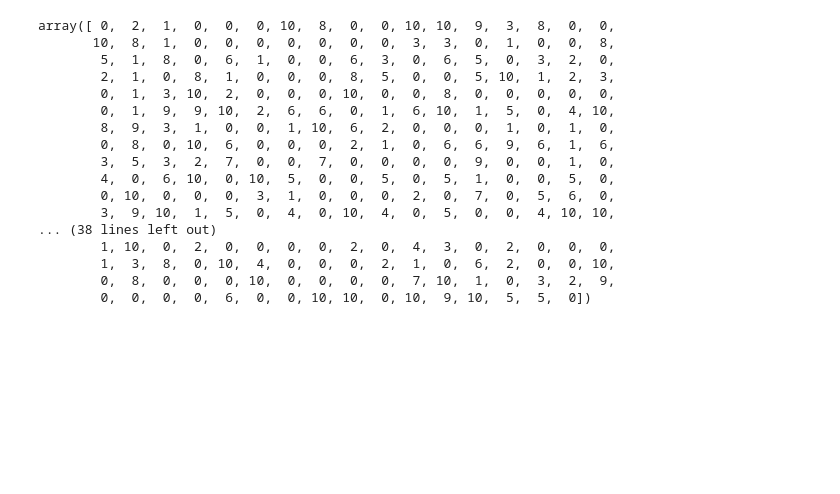
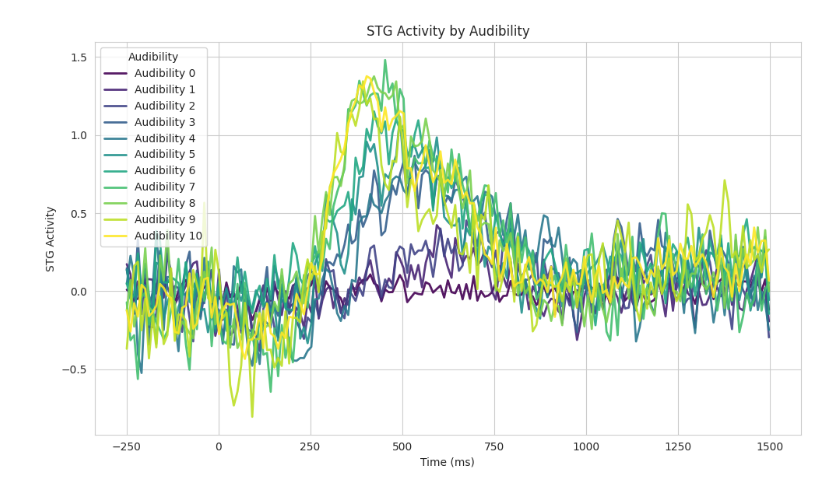
Before and after one commit to ThoHardy/SOUNDMODEL, a Jupyter notebook: Behavioral_Predictions.ipynb, the cells around one changed output. Saved outputs shown, nothing was run; the diff lists cells and outputs as text; code cells hidden in the pictures; blank space fills up the shorter version.

```diff
--- a/Behavioral_Predictions.ipynb
+++ b/Behavioral_Predictions.ipynb
@@ -35,31 +35,30 @@ part = 18
 data_ref = f'myEpochs_{task}/Epoch_{SubIDs[part]}-epo.fif'
 epochs_file = cwd.parents[0] / data_ref
 
+# Load metadata
+epochs = mne.read_epochs(epochs_file, preload=True, verbose=False).decimate(5)
+audibility = epochs.metadata['audibility'].to_numpy()[:-47]
+snr = epochs.metadata['snr'].to_numpy()[:-47]
 
-epochs = mne.read_epochs(epochs_file, preload=True, verbose=False).decimate(5)
-
-# with warnings.catch_warnings():
-#     warnings.simplefilter("ignore", category=RuntimeWarning)
-#     state_train = lead.STG(epochs_file, tmin=300, tmax=500)
-#     n_categories = len(list(state_train.keys()))
-#     categories = list(range(n_categories))
+with warnings.catch_warnings():
+    warnings.simplefilter("ignore", category=RuntimeWarning)
+    state_train = lead.STG(epochs_file, tmin=300, tmax=500, sort_by_snr=False)
 # %%
-epochs.metadata['audibility'].to_numpy()
+times = np.linspace(-500, 2000, 250)
+
+plt.figure(figsize=(10, 6))
+sns.set_style('whitegrid')
+unique_aud = np.unique(audibility)
+cmap = plt.get_cmap('viridis')
+colors = cmap(np.linspace(0, 1, len(unique_aud)))
+for i, aud in enumerate(unique_aud):
+    idx = audibility == aud
+    plt.plot(times[25:200], state_train[idx].mean(axis=0)[25:200], label=f'Audibility {aud}', color=colors[i], linewidth=2, alpha=0.9)
+plt.xlabel('Time (ms)')
+plt.ylabel('STG Activity')
+plt.title('STG Activity by Audibility')
+plt.legend(title='Audibility')
+plt.tight_layout()
+plt.show()
 # %% [output]
-array([ 0,  2,  1,  0,  0,  0, 10,  8,  0,  0, 10, 10,  9,  3,  8,  0,  0,
-       10,  8,  1,  0,  0,  0,  0,  0,  0,  0,  3,  3,  0,  1,  0,  0,  8,
-        5,  1,  8,  0,  6,  1,  0,  0,  6,  3,  0,  6,  5,  0,  3,  2,  0,
-        2,  1,  0,  8,  1,  0,  0,  0,  8,  5,  0,  0,  5, 10,  1,  2,  3,
-        0,  1,  3, 10,  2,  0,  0,  0, 10,  0,  0,  8,  0,  0,  0,  0,  0,
-        0,  1,  9,  9, 10,  2,  6,  6,  0,  1,  6, 10,  1,  5,  0,  4, 10,
-        8,  9,  3,  1,  0,  0,  1, 10,  6,  2,  0,  0,  0,  1,  0,  1,  0,
-        0,  8,  0, 10,  6,  0,  0,  0,  2,  1,  0,  6,  6,  9,  6,  1,  6,
-        3,  5,  3,  2,  7,  0,  0,  7,  0,  0,  0,  0,  9,  0,  0,  1,  0,
-        4,  0,  6, 10,  0, 10,  5,  0,  0,  5,  0,  5,  1,  0,  0,  5,  0,
-        0, 10,  0,  0,  0,  3,  1,  0,  0,  0,  2,  0,  7,  0,  5,  6,  0,
-        3,  9, 10,  1,  5,  0,  4,  0, 10,  4,  0,  5,  0,  0,  4, 10, 10,
-... (38 lines left out)
-        1, 10,  0,  2,  0,  0,  0,  0,  2,  0,  4,  3,  0,  2,  0,  0,  0,
-        1,  3,  8,  0, 10,  4,  0,  0,  0,  2,  1,  0,  6,  2,  0,  0, 10,
-        0,  8,  0,  0,  0, 10,  0,  0,  0,  0,  7, 10,  1,  0,  3,  2,  9,
-        0,  0,  0,  0,  6,  0,  0, 10, 10,  0, 10,  9, 10,  5,  5,  0])
+[figure, added]
```
Also changed, not shown: parts of 4 cells of this notebook.
